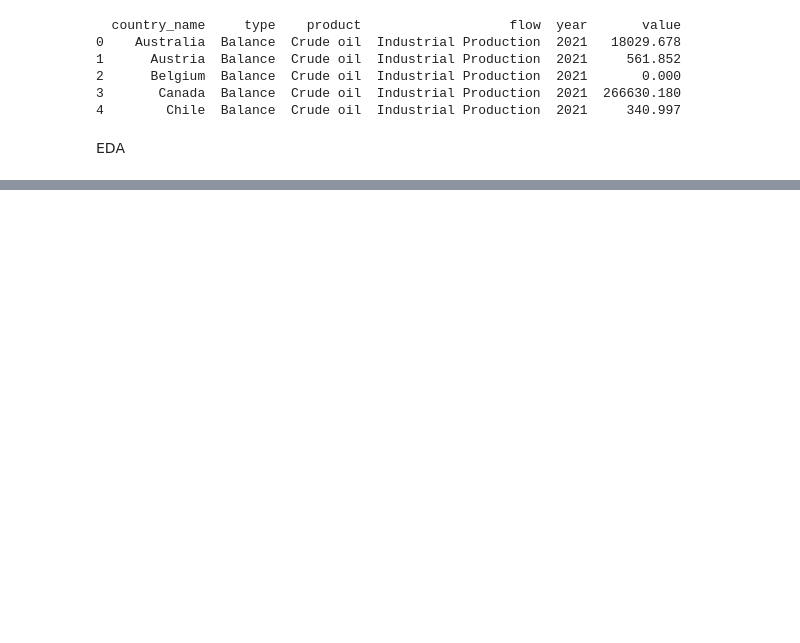
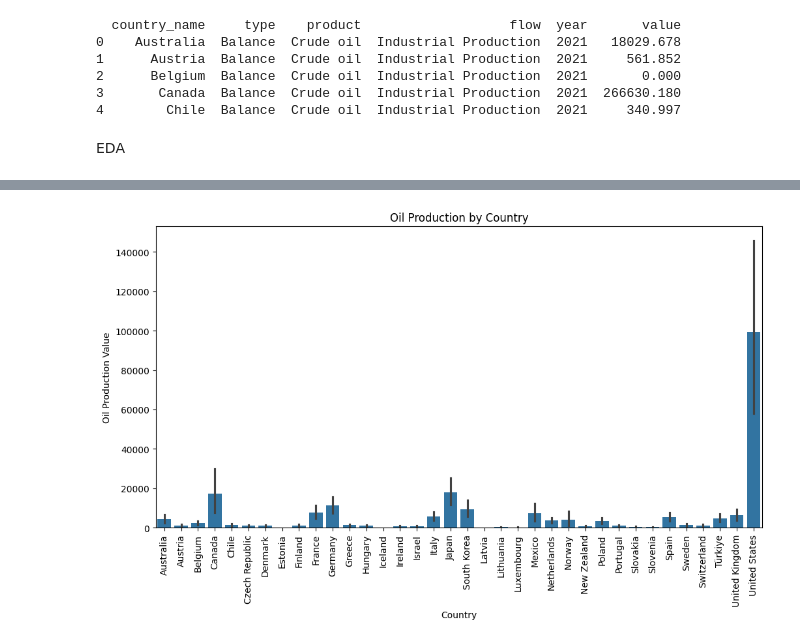
Before and after one commit to jodahe1/Birhan-Energies-, a Jupyter notebook: Task 1/Scripts/oilPriceDataCleaning.ipynb, the cells around one changed output, grey strips where cells are left out. Cells and saved outputs as stored; diff of their text form; code cells hidden in the pictures; blank space fills up the shorter version.

```diff
--- a/Task 1/Scripts/oilPriceDataCleaning.ipynb
+++ b/Task 1/Scripts/oilPriceDataCleaning.ipynb
@@ -53,0 +45,11 @@ plt.show()
+# %%
+# 2. Oil Production by Country
+plt.figure(figsize=(12, 6))
+sns.barplot(x='country_name', y='value', data=data)
+plt.title('Oil Production by Country')
+plt.xlabel('Country')
+plt.ylabel('Oil Production Value')
+plt.xticks(rotation=90)
+plt.show()
+# %% [output]
+[figure, added]
```
Also changed, not shown: parts of 7 cells of this notebook, 4 other files.
